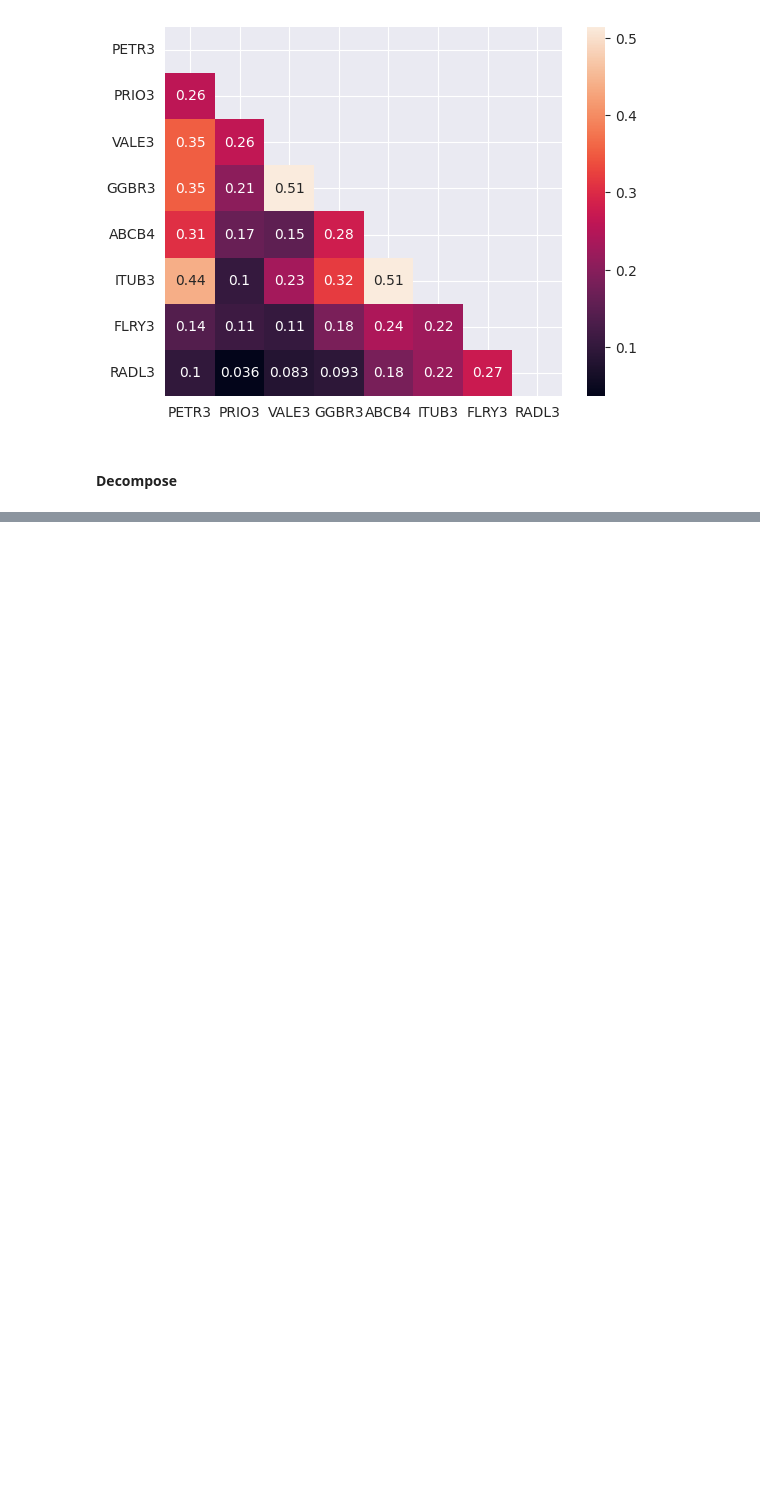
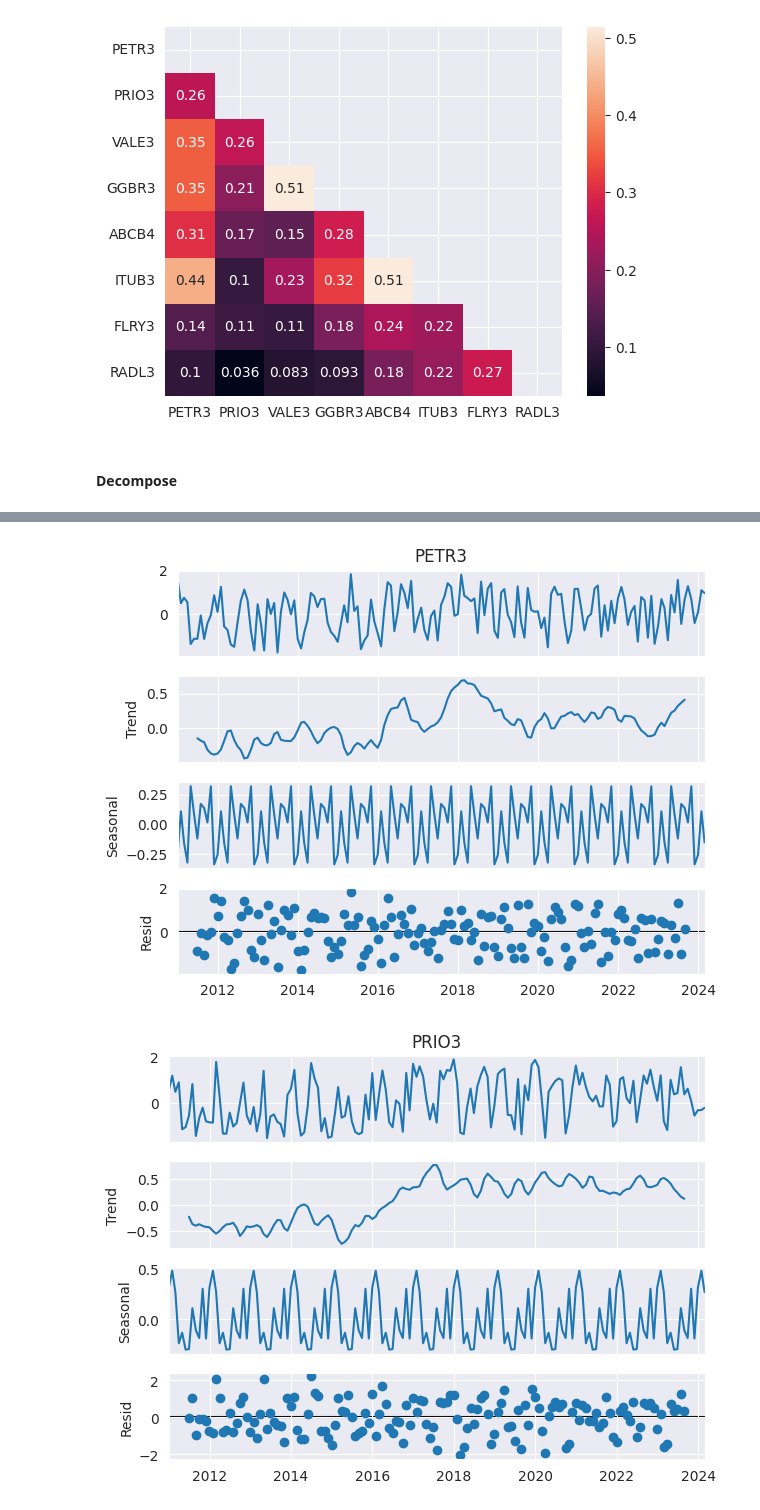
Before and after one commit to semcovici/Mean-Reversion-Prediction-with-Brazilian-Stocks-Market, a Jupyter notebook: notebooks/EDA_relatorio.ipynb, the cells around one changed output, grey strips where cells are left out. Saved outputs shown, nothing was run; the diff lists cells and outputs as text; code cells hidden in the pictures; blank space fills up the shorter version.

```diff
--- a/notebooks/EDA_relatorio.ipynb
+++ b/notebooks/EDA_relatorio.ipynb
@@ -285,15 +411,0 @@ df_dp.dtypes
-# %%
-for asset in list_assets:
-
-    print(asset)
-    # Executando a decomposição
-    decomposition = seasonal_decompose(
-        df_dp[['Date',asset]].set_index('Date'),
-        model='additive',
-        period=12
-        )  # Ajuste o período conforme necessário
-
-    # Plotando os resultados
-    plt.rcParams.update({'figure.figsize': (10, 10)})
-    decomposition.plot()
-    plt.show()
@@ -333,0 +412,4 @@ for asset_list in [["PETR3.SA","PRIO3.SA"],
+# %%
+# Resample para frequência mensal (caso os dados não sejam diários, ajuste conforme necessário)
+df_resampled = df_dp.rename({col:col.replace(".SA", "") for col in df_dp.columns},axis=1).resample('M').mean()
+df_resampled
@@ -333,0 +431,12 @@ for asset_list in [["PETR3.SA","PRIO3.SA"],
+# %%
+for asset in list_assets:
+
+    # Decomposição sazonal com período anual (12 meses)
+    result = seasonal_decompose(df_resampled[asset.replace(".SA", "")], model='additive', period=12)
+
+    # Plotar os componentes da decomposição
+    result.plot()
+    plt.show()
+# %% [output]
+[figure, added]
+[figure, added]
```
Also changed, not shown: parts of 37 cells of this notebook.
